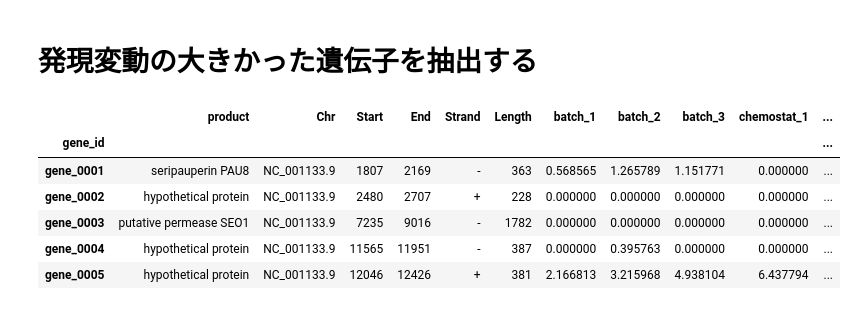
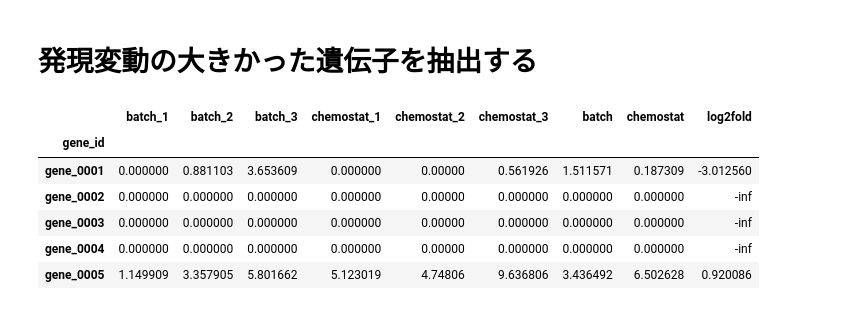
Before and after one commit to genome-sci/python_bioinfo_2018, a Jupyter notebook: 2-1_and_2-2/rnaseq_preprocessing.ipynb, the cells around one changed output. Saved outputs shown, nothing was run; the diff lists cells and outputs as text; code cells hidden in the pictures.

```diff
--- a/2-1_and_2-2/rnaseq_preprocessing.ipynb
+++ b/2-1_and_2-2/rnaseq_preprocessing.ipynb
@@ -303,0 +377,2 @@ Wall time: 1.28 ms
+# %%
+df_count_fpkm = normalize_per_kilobase(df_count_fpm, gene_length)
@@ -305,23 +470,22 @@ Wall time: 1.28 ms
 # 発現変動の大きかった遺伝子を抽出する
 # %%
 # batch cultureの平均を求める
-fpkm["batch"] = (fpkm["batch_1"] + fpkm["batch_2"] + fpkm["batch_3"]) / 3
-# fpkm.iloc[:, 6:9].sum(axis=1) / 3 でも良い。
+df_count_fpkm["batch"] = (df_count_fpkm["batch_1"] + df_count_fpkm["batch_2"] + df_count_fpkm["batch_3"]) / 3
 # %%
 # chemostatの平均を求める
-fpkm["chemostat"] = (fpkm["chemostat_1"] + fpkm["chemostat_2"] + fpkm["chemostat_3"]) / 3
+df_count_fpkm["chemostat"] = (df_count_fpkm["chemostat_1"] + df_count_fpkm["chemostat_2"] + df_count_fpkm["chemostat_3"]) / 3
 # %%
 # 発現変動をlog2 fold として求める
 # 0 での除算を防ぐため、分母に微小な値を加えている
-fpkm["log2fold"] = fpkm["chemostat"] / (fpkm["batch"] + 10**-6)
-fpkm["log2fold"] = fpkm["log2fold"].apply(np.log2)
+df_count_fpkm["log2fold"] = df_count_fpkm["chemostat"] / (df_count_fpkm["batch"] + 10**-6)
+df_count_fpkm["log2fold"] = df_count_fpkm["log2fold"].apply(np.log2)
 # %%
-fpkm.head()
+df_count_fpkm.head()
 # %% [output]
-|  | product | Chr | Start | End | Strand | Length | batch_1 | batch_2 | batch_3 | chemostat_1 | ... |
-| gene_id |  |  |  |  |  |  |  |  |  |  | ... |
-| gene_0001 | seripauperin PAU8 | NC_001133.9 | 1807 | 2169 | - | 363 | 0.568565 | 1.265789 | 1.151771 | 0.000000 | ... |
-| gene_0002 | hypothetical protein | NC_001133.9 | 2480 | 2707 | + | 228 | 0.000000 | 0.000000 | 0.000000 | 0.000000 | ... |
-| gene_0003 | putative permease SEO1 | NC_001133.9 | 7235 | 9016 | - | 1782 | 0.000000 | 0.000000 | 0.000000 | 0.000000 | ... |
-| gene_0004 | hypothetical protein | NC_001133.9 | 11565 | 11951 | - | 387 | 0.000000 | 0.395763 | 0.000000 | 0.000000 | ... |
-| gene_0005 | hypothetical protein | NC_001133.9 | 12046 | 12426 | + | 381 | 2.166813 | 3.215968 | 4.938104 | 6.437794 | ... |
+|  | batch_1 | batch_2 | batch_3 | chemostat_1 | chemostat_2 | chemostat_3 | batch | chemostat | log2fold |
+| gene_id |  |  |  |  |  |  |  |  |  |
+| gene_0001 | 0.000000 | 0.881103 | 3.653609 | 0.000000 | 0.00000 | 0.561926 | 1.511571 | 0.187309 | -3.012560 |
+| gene_0002 | 0.000000 | 0.000000 | 0.000000 | 0.000000 | 0.00000 | 0.000000 | 0.000000 | 0.000000 | -inf |
+| gene_0003 | 0.000000 | 0.000000 | 0.000000 | 0.000000 | 0.00000 | 0.000000 | 0.000000 | 0.000000 | -inf |
+| gene_0004 | 0.000000 | 0.000000 | 0.000000 | 0.000000 | 0.00000 | 0.000000 | 0.000000 | 0.000000 | -inf |
+| gene_0005 | 1.149909 | 3.357905 | 5.801662 | 5.123019 | 4.74806 | 9.636806 | 3.436492 | 6.502628 | 0.920086 |
```
Also changed, not shown: parts of 110 cells of this notebook, 11 other files.
